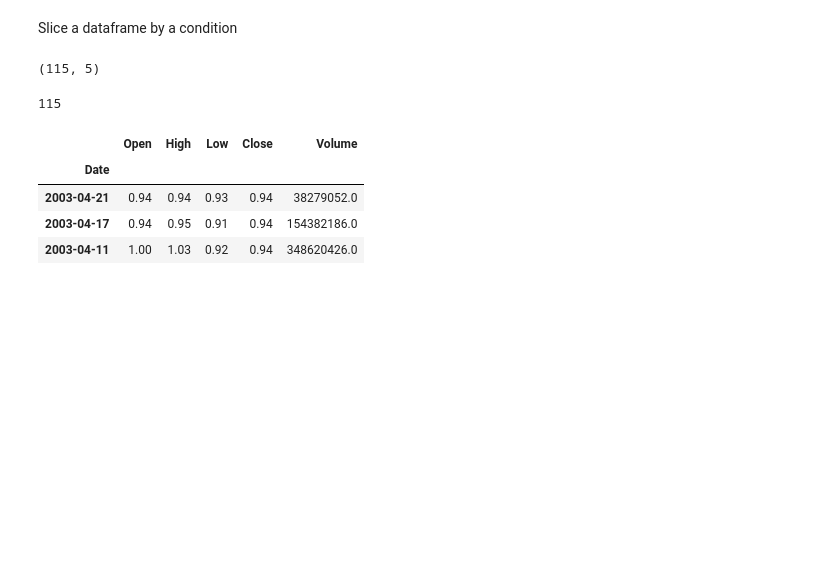
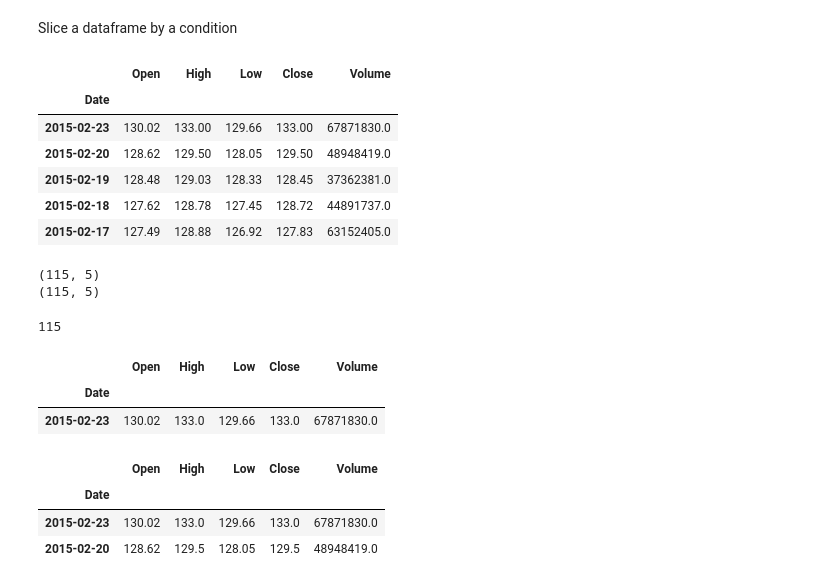
Before and after one commit to True-North-Intelligent-Algorithms/intro-to-data-analysis, a Jupyter notebook: docs/20_data_wrangling/25_Pandas.ipynb, the cells around one changed output. Cells and saved outputs as stored; diff of their text form; code cells hidden in the pictures; blank space fills up the shorter version.

```diff
--- a/docs/20_data_wrangling/25_Pandas.ipynb
+++ b/docs/20_data_wrangling/25_Pandas.ipynb
@@ -164,16 +188,31 @@ standard deviation is: 24.192695823499612
 Slice a dataframe by a condition
 # %%
 over_100=apple[apple['Close']>100]
+display (over_100.head())
+print(over_100.shape)
 print (over_100.shape)
 apple['Close'][apple['Close']>100].count()
 # %% [output]
+|  | Open | High | Low | Close | Volume |
+| Date |  |  |  |  |  |
+| 2015-02-23 | 130.02 | 133.00 | 129.66 | 133.00 | 67871830.0 |
+| 2015-02-20 | 128.62 | 129.50 | 128.05 | 129.50 | 48948419.0 |
+| 2015-02-19 | 128.48 | 129.03 | 128.33 | 128.45 | 37362381.0 |
+| 2015-02-18 | 127.62 | 128.78 | 127.45 | 128.72 | 44891737.0 |
+| 2015-02-17 | 127.49 | 128.88 | 126.92 | 127.83 | 63152405.0 |
 (115, 5)
+(115, 5)
 115
 # %%
-apple[apple.Close==apple.Close.min()]
+apple[apple.Close==apple.Close.max()]
 # %% [output]
 |  | Open | High | Low | Close | Volume |
 | Date |  |  |  |  |  |
-| 2003-04-21 | 0.94 | 0.94 | 0.93 | 0.94 | 38279052.0 |
-| 2003-04-17 | 0.94 | 0.95 | 0.91 | 0.94 | 154382186.0 |
-| 2003-04-11 | 1.00 | 1.03 | 0.92 | 0.94 | 348620426.0 |
+| 2015-02-23 | 130.02 | 133.0 | 129.66 | 133.0 | 67871830.0 |
+# %%
+apple.head(2)
+# %% [output]
+|  | Open | High | Low | Close | Volume |
+| Date |  |  |  |  |  |
+| 2015-02-23 | 130.02 | 133.0 | 129.66 | 133.0 | 67871830.0 |
+| 2015-02-20 | 128.62 | 129.5 | 128.05 | 129.5 | 48948419.0 |
```
Also changed, not shown: parts of 10 cells of this notebook, 11 other files.
